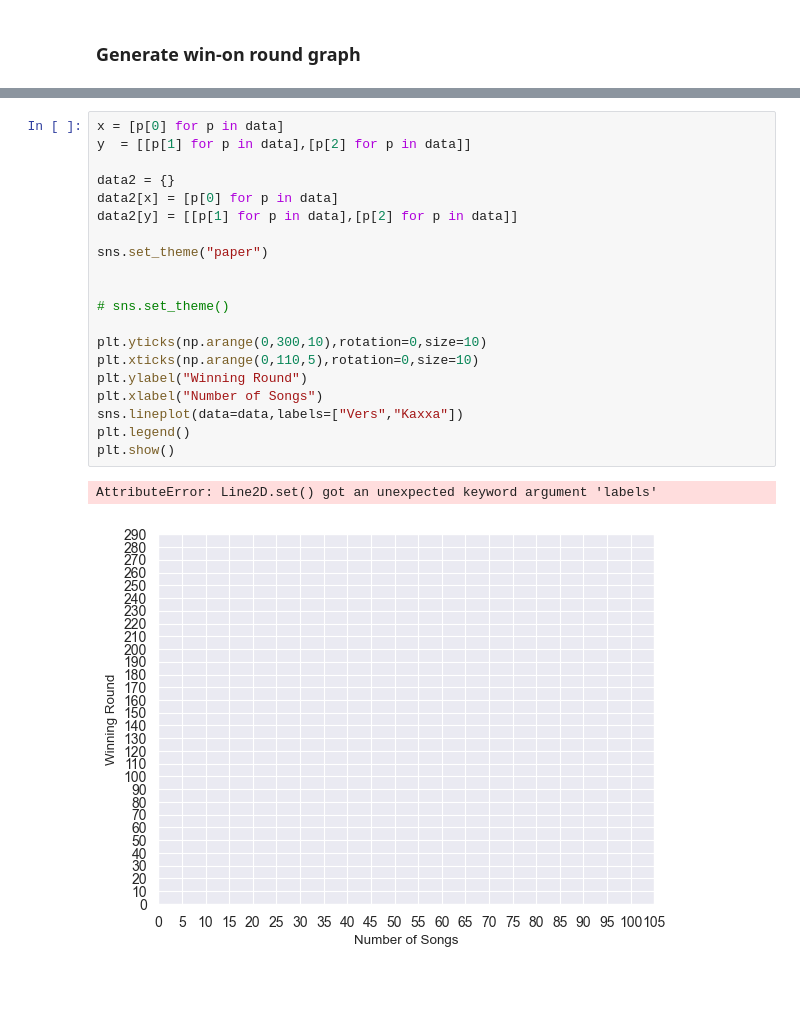
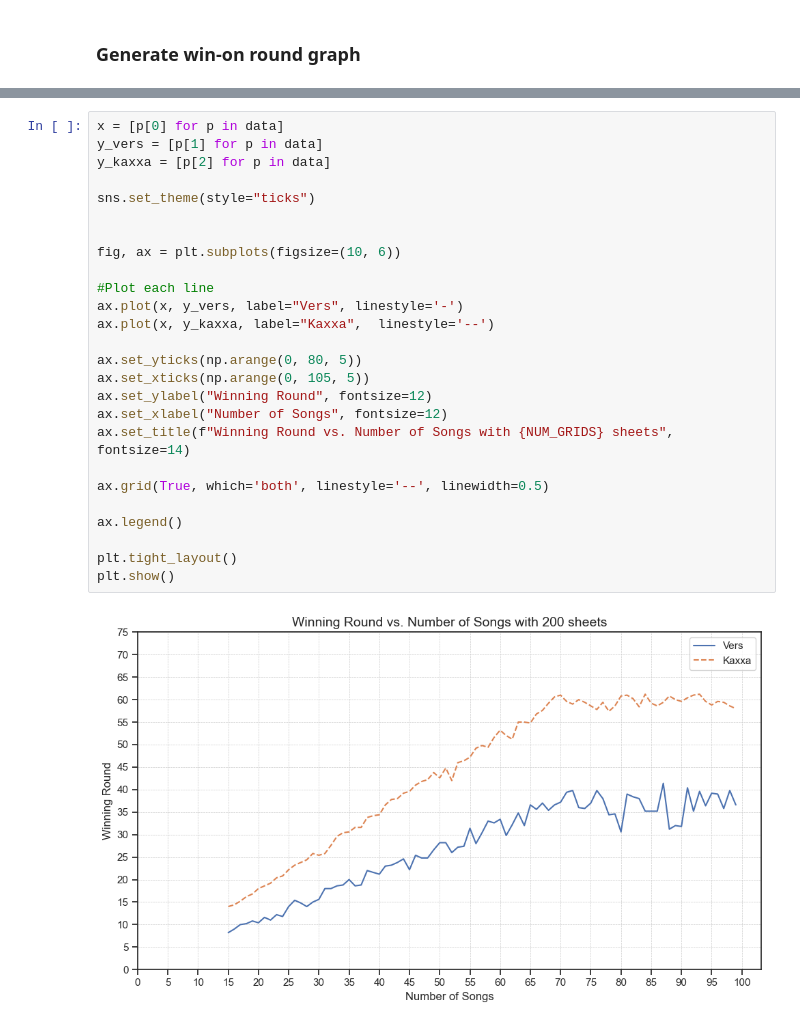
Before and after one commit to GabrielFreeze/gug-bb, a Jupyter notebook: assets/src/test_environment.ipynb, the cells around one changed output, grey strips where cells are left out. Cells and saved outputs as stored; diff of their text form; blank space fills up the shorter version.

```diff
--- a/assets/src/test_environment.ipynb
+++ b/assets/src/test_environment.ipynb
@@ -171,23 +171,28 @@ for i in tqdm(range(GRID_H*GRID_W, 100)):
 # %%
 x = [p[0] for p in data]
-y  = [[p[1] for p in data],[p[2] for p in data]]
+y_vers = [p[1] for p in data]
+y_kaxxa = [p[2] for p in data]
 
-data2 = {}
-data2[x] = [p[0] for p in data]
-data2[y] = [[p[1] for p in data],[p[2] for p in data]]
-
-sns.set_theme("paper")
+sns.set_theme(style="ticks")
 
 
-# sns.set_theme()
+fig, ax = plt.subplots(figsize=(10, 6))
 
-plt.yticks(np.arange(0,300,10),rotation=0,size=10)
-plt.xticks(np.arange(0,110,5),rotation=0,size=10)
-plt.ylabel("Winning Round")
-plt.xlabel("Number of Songs")
-sns.lineplot(data=data,labels=["Vers","Kaxxa"])
-plt.legend()
+#Plot each line
+ax.plot(x, y_vers, label="Vers", linestyle='-')
+ax.plot(x, y_kaxxa, label="Kaxxa",  linestyle='--')
+
+ax.set_yticks(np.arange(0, 80, 5))
+ax.set_xticks(np.arange(0, 105, 5))
+ax.set_ylabel("Winning Round", fontsize=12)
+ax.set_xlabel("Number of Songs", fontsize=12)
+ax.set_title(f"Winning Round vs. Number of Songs with {NUM_GRIDS} sheets", fontsize=14)
+
+ax.grid(True, which='both', linestyle='--', linewidth=0.5)
+
+ax.legend()
+
+plt.tight_layout()
 plt.show()
 # %% [output]
-AttributeError: Line2D.set() got an unexpected keyword argument 'labels'
-[figure, old version]
+[figure, new version]
```
Also changed, not shown: parts of 1 cell of this notebook.
